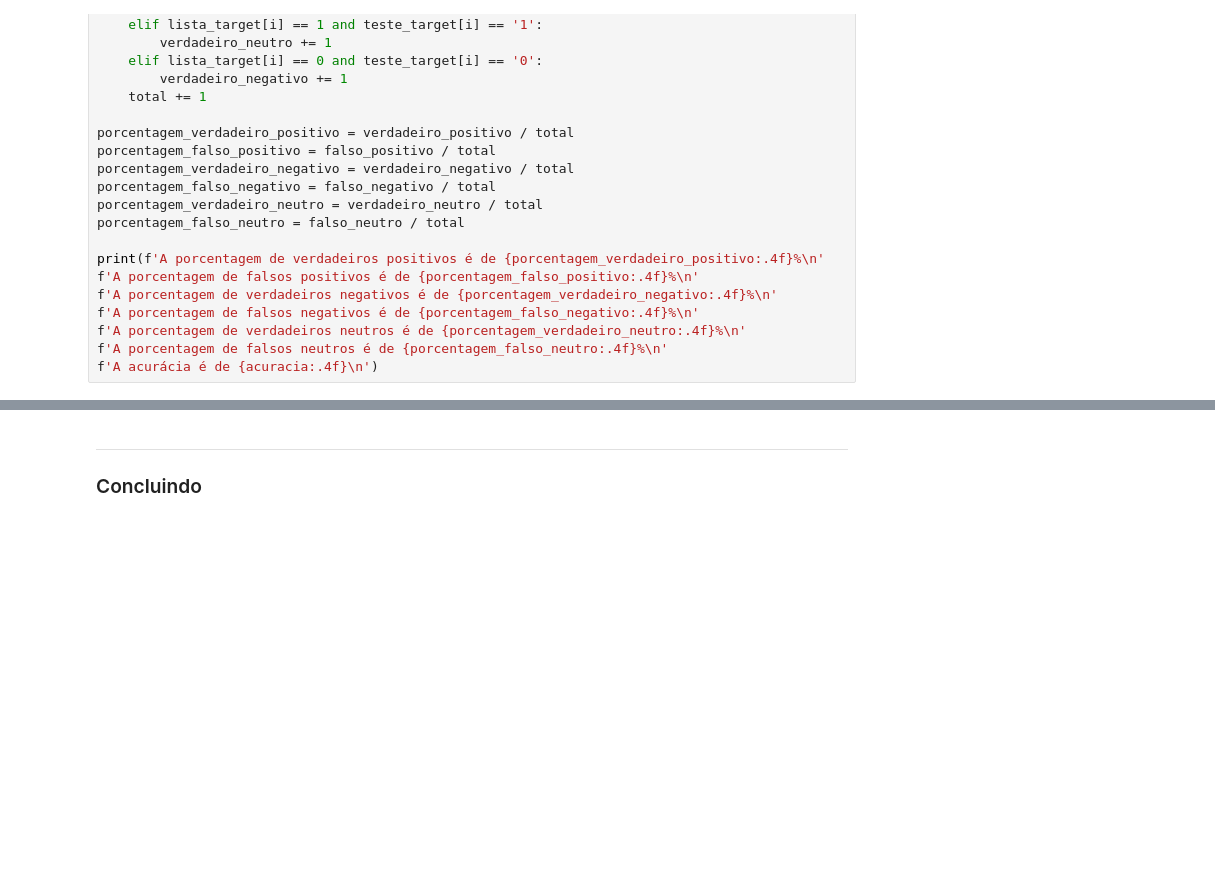
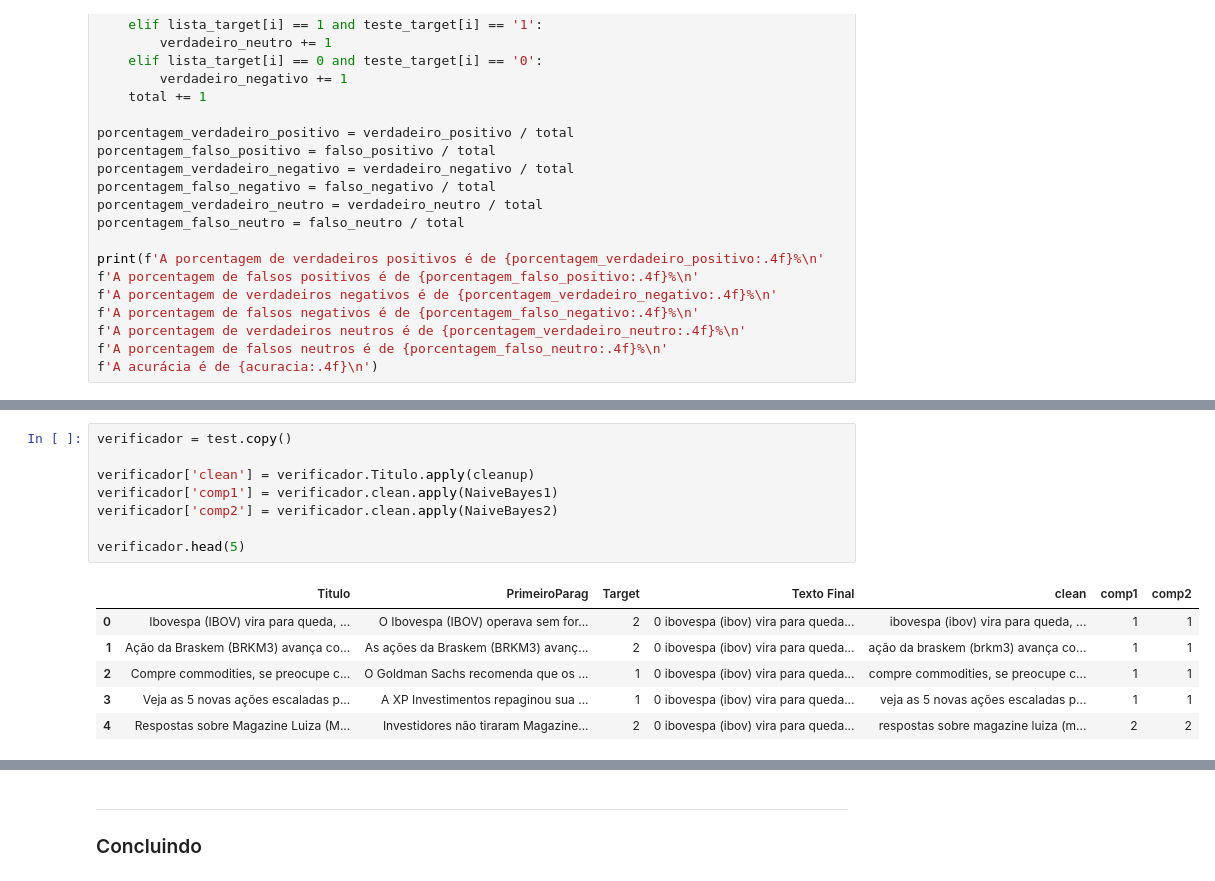
Before and after one commit to insper-classroom/22-2a-cd-p1-grupo_anandajgc, a Jupyter notebook: classificador.ipynb, the cells around one changed output, grey strips where cells are left out. Saved outputs shown, nothing was run; the diff lists cells and outputs as text; blank space fills up the shorter version.

```diff
--- a/classificador.ipynb
+++ b/classificador.ipynb
@@ -480,0 +542,15 @@ f'A acurácia é de {acuracia:.4f}\n')
+# %%
+verificador = test.copy()
+
+verificador['clean'] = verificador.Titulo.apply(cleanup)
+verificador['comp1'] = verificador.clean.apply(NaiveBayes1)
+verificador['comp2'] = verificador.clean.apply(NaiveBayes2)
+
+verificador.head(5)
+# %% [output]
+|  | Titulo | PrimeiroParag | Target | Texto Final | clean | comp1 | comp2 |
+| 0 | Ibovespa (IBOV) vira para queda, ... | O Ibovespa (IBOV) operava sem for... | 2 | 0 ibovespa (ibov) vira para queda... | ibovespa (ibov) vira para queda, ... | 1 | 1 |
+| 1 | Ação da Braskem (BRKM3) avança co... | As ações da Braskem (BRKM3) avanç... | 2 | 0 ibovespa (ibov) vira para queda... | ação da braskem (brkm3) avança co... | 1 | 1 |
+| 2 | Compre commodities, se preocupe c... | O Goldman Sachs recomenda que os ... | 1 | 0 ibovespa (ibov) vira para queda... | compre commodities, se preocupe c... | 1 | 1 |
+| 3 | Veja as 5 novas ações escaladas p... | A XP Investimentos repaginou sua ... | 1 | 0 ibovespa (ibov) vira para queda... | veja as 5 novas ações escaladas p... | 1 | 1 |
+| 4 | Respostas sobre Magazine Luiza (M... | Investidores não tiraram Magazine... | 2 | 0 ibovespa (ibov) vira para queda... | respostas sobre magazine luiza (m... | 2 | 2 |
```
Also changed, not shown: parts of 7 cells of this notebook, 1 other file.
